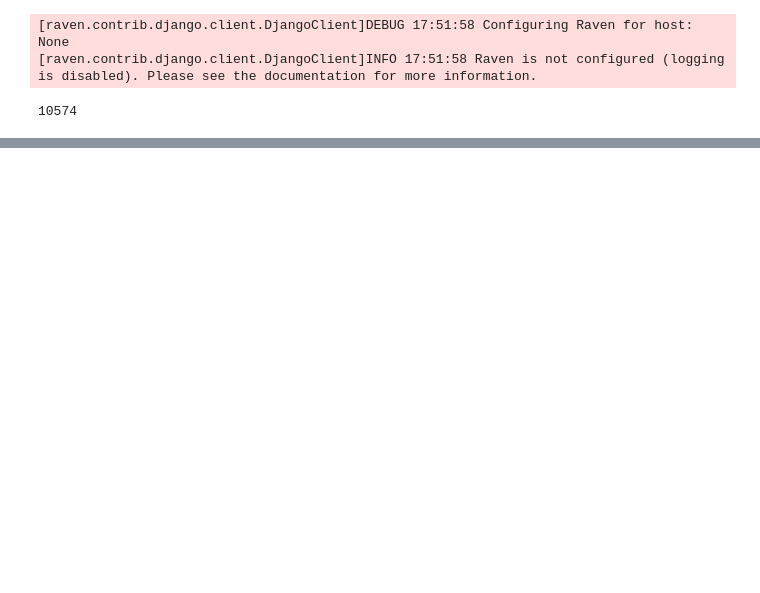
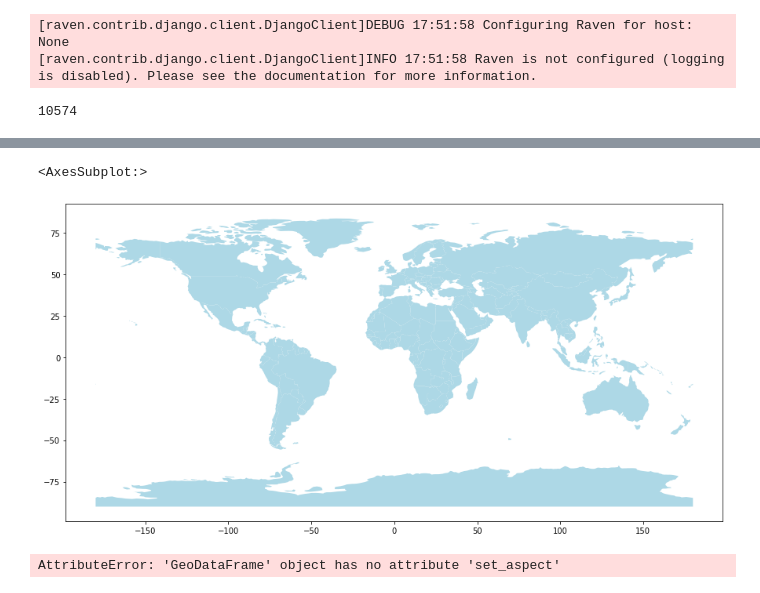
Before and after one commit to CSIS-iLab/new-silk-road, a Jupyter notebook: export_geodata.ipynb, the cells around one changed output, grey strips where cells are left out. Drawn from its saved outputs; the diff is of its cells as text; code cells hidden in the pictures; blank space fills up the shorter version.

```diff
--- a/export_geodata.ipynb
+++ b/export_geodata.ipynb
@@ -135,0 +60,10 @@ AttributeError: No geometry data set yet (expected in column 'geometry'.)
+# %%
+world = geopandas.read_file(geopandas.datasets.get_path('naturalearth_lowres'))
+world.plot(figsize=(15,10), color='lightblue')
+# %% [output]
+<AxesSubplot:>
+[figure, added]
+# %%
+df_lines.plot(marker='*', color)
+# %% [output]
+AttributeError: 'GeoDataFrame' object has no attribute 'set_aspect'
```
Also changed, not shown: parts of 10 cells of this notebook, 1 other file.
